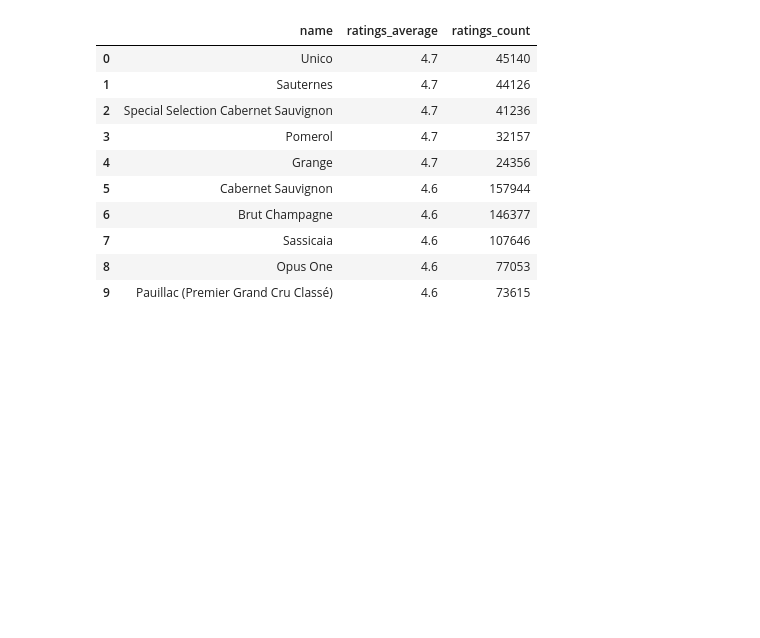
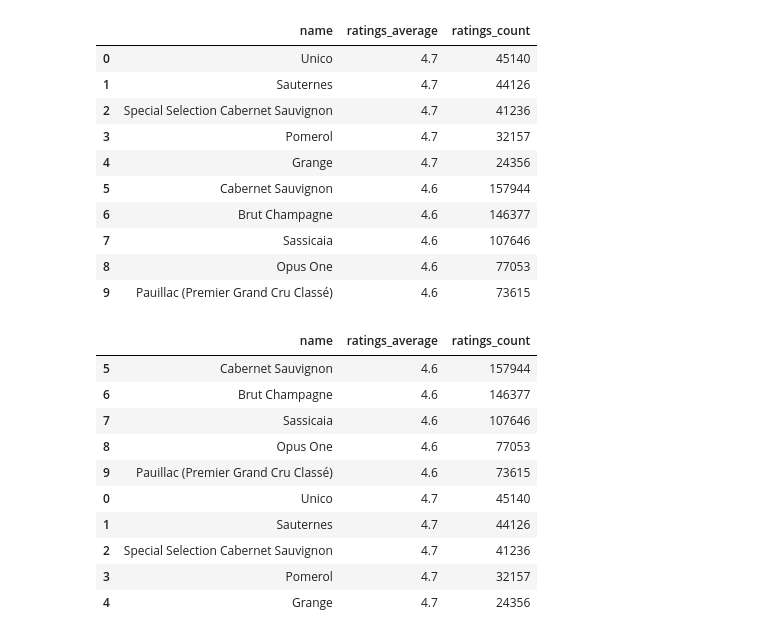
Before and after one commit to appiKaL/wiwino-project, a Jupyter notebook: viz/rep1.ipynb, the cells around one changed output. Saved outputs shown, nothing was run; the diff lists cells and outputs as text; code cells hidden in the pictures; blank space fills up the shorter version.

```diff
--- a/viz/rep1.ipynb
+++ b/viz/rep1.ipynb
@@ -22,6 +22,21 @@ df
 | 7 | Sassicaia | 4.6 | 107646 |
 | 8 | Opus One | 4.6 | 77053 |
 | 9 | Pauillac (Premier Grand Cru Classé) | 4.6 | 73615 |
+# %%
+df.sort_values('ratings_count',ascending=False,inplace=True)
+df
+# %% [output]
+|  | name | ratings_average | ratings_count |
+| 5 | Cabernet Sauvignon | 4.6 | 157944 |
+| 6 | Brut Champagne | 4.6 | 146377 |
+| 7 | Sassicaia | 4.6 | 107646 |
+| 8 | Opus One | 4.6 | 77053 |
+| 9 | Pauillac (Premier Grand Cru Classé) | 4.6 | 73615 |
+| 0 | Unico | 4.7 | 45140 |
+| 1 | Sauternes | 4.7 | 44126 |
+| 2 | Special Selection Cabernet Sauvignon | 4.7 | 41236 |
+| 3 | Pomerol | 4.7 | 32157 |
+| 4 | Grange | 4.7 | 24356 |
 # %%
 # px.pie(df,values='ratings_count',names='name',title='Average Ratings_count of wines')
 # %%
```
Also changed, not shown: parts of 2 cells of this notebook, 28 other files.
